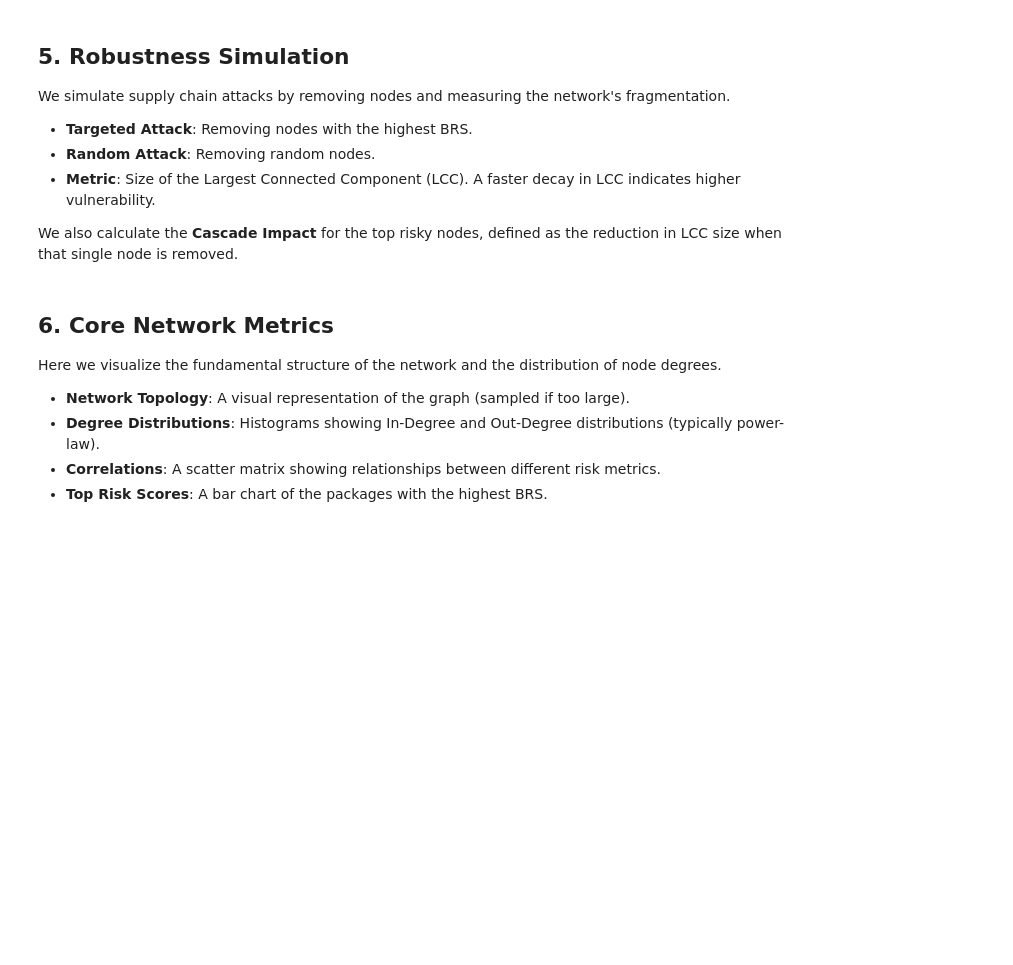
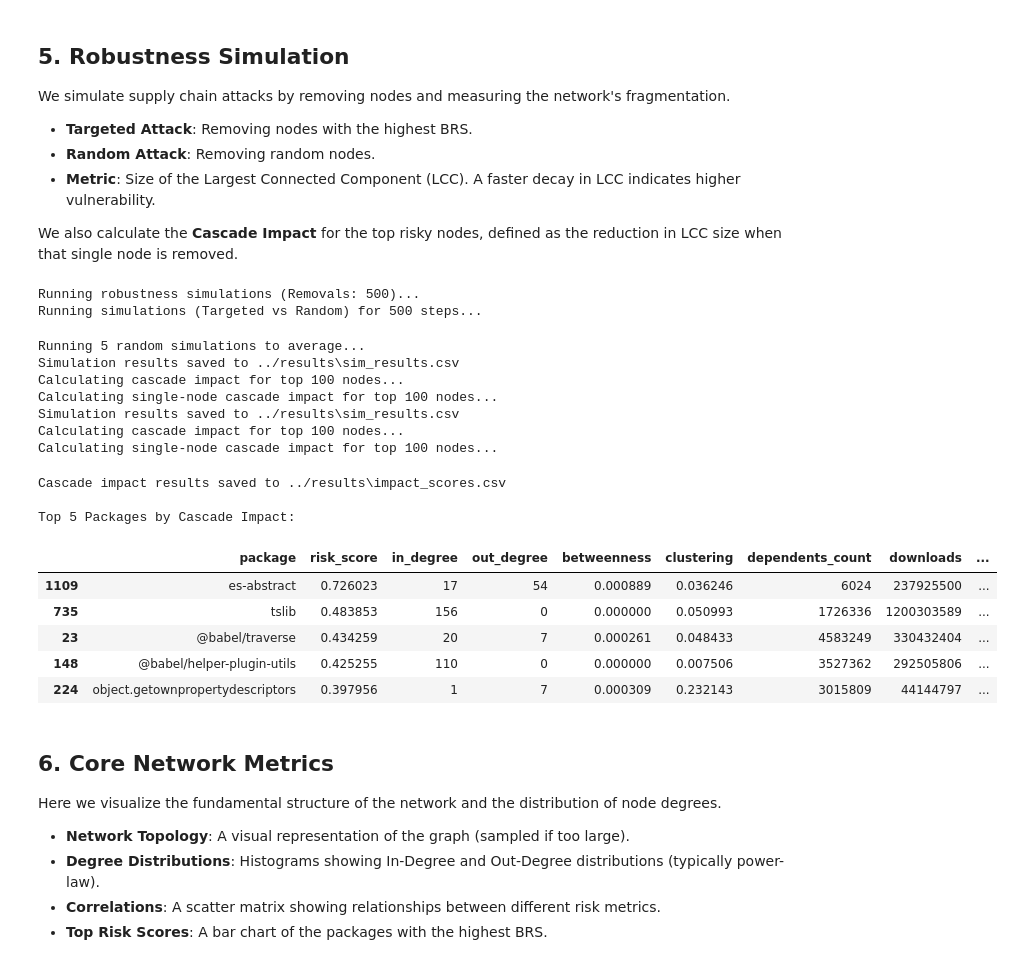
Before and after one commit to yusufarbc/npm-supply-chain-network-analysis, a Jupyter notebook: analysis/analysis.ipynb, the cells around one changed output. Drawn from its saved outputs; the diff is of its cells as text; code cells hidden in the pictures; blank space fills up the shorter version.

```diff
--- a/analysis/analysis.ipynb
+++ b/analysis/analysis.ipynb
@@ -118,15 +252,60 @@ We simulate supply chain attacks by removing nodes and measuring the network's f
 
 We also calculate the **Cascade Impact** for the top risky nodes, defined as the reduction in LCC size when that single node is removed.
 # %%
-# Run Simulations
-print("Running robustness simulations...")
-sim_results = simulate_attacks(G, risk_df, num_removals=50)
+# Run Simulations or Load from Disk
+sim_results_file = os.path.join(OUTPUT_DIR, "sim_results.csv")
+impact_results_file = os.path.join(OUTPUT_DIR, "impact_scores.csv")
 
-# Calculate Cascade Impact
-print("Calculating cascade impact for top nodes...")
-impact_df = calculate_single_node_impact(G, risk_df, sample_size=100)
-print("Top 5 Packages by Cascade Impact:")
-display(impact_df.head(5))
+# --- 1. Robustness Simulation ---
+if os.path.exists(sim_results_file) and not FORCE_RERUN:
+    print(f"Loading simulation results from {sim_results_file}...")
+    sim_results = pd.read_csv(sim_results_file)
+else:
+    print(f"Running robustness simulations (Removals: {SIMULATION_REMOVALS})...")
+    if 'G' not in locals() or 'risk_df' not in locals():
+        raise RuntimeError("G or risk_df missing. Cannot run simulation.")
+
+    sim_results = simulate_attacks(G, risk_df, num_removals=SIMULATION_REMOVALS)
+    sim_results.to_csv(sim_results_file, index=False)
+    print(f"Simulation results saved to {sim_results_file}")
+
+# --- 2. Cascade Impact Analysis ---
+if os.path.exists(impact_results_file) and not FORCE_RERUN:
+    print(f"Loading cascade impact results from {impact_results_file}...")
+    impact_df = pd.read_csv(impact_results_file)
+else:
+    print(f"Calculating cascade impact for top {IMPACT_SAMPLE_SIZE} nodes...")
+    if 'G' not in locals() or 'risk_df' not in locals():
+        raise RuntimeError("G or risk_df missing. Cannot calculate impact.")
+
+    impact_df = calculate_single_node_impact(G, risk_df, sample_size=IMPACT_SAMPLE_SIZE)
+    impact_df.to_csv(impact_results_file, index=False)
+    print(f"Cascade impact results saved to {impact_results_file}")
+
+print("\nTop 5 Packages by Cascade Impact:")
+if impact_df is not None and not impact_df.empty:
+    display(impact_df.head(5))
+else:
+    print("No impact data available.")
+# %% [output]
+Running robustness simulations (Removals: 500)...
+Running simulations (Targeted vs Random) for 500 steps...
+Running 5 random simulations to average...
+Simulation results saved to ../results\sim_results.csv
+Calculating cascade impact for top 100 nodes...
+Calculating single-node cascade impact for top 100 nodes...
+Simulation results saved to ../results\sim_results.csv
+Calculating cascade impact for top 100 nodes...
+Calculating single-node cascade impact for top 100 nodes...
+Cascade impact results saved to ../results\impact_scores.csv
+
+Top 5 Packages by Cascade Impact:
+|  | package | risk_score | in_degree | out_degree | betweenness | clustering | dependents_count | downloads | ... |
+| 1109 | es-abstract | 0.726023 | 17 | 54 | 0.000889 | 0.036246 | 6024 | 237925500 | ... |
+| 735 | tslib | 0.483853 | 156 | 0 | 0.000000 | 0.050993 | 1726336 | 1200303589 | ... |
+| 23 | @babel/traverse | 0.434259 | 20 | 7 | 0.000261 | 0.048433 | 4583249 | 330432404 | ... |
+| 148 | @babel/helper-plugin-utils | 0.425255 | 110 | 0 | 0.000000 | 0.007506 | 3527362 | 292505806 | ... |
+| 224 | object.getownpropertydescriptors | 0.397956 | 1 | 7 | 0.000309 | 0.232143 | 3015809 | 44144797 | ... |
 # %% [markdown]
 ## 6. Core Network Metrics
 Here we visualize the fundamental structure of the network and the distribution of node degrees.
```
Also changed, not shown: parts of 10 cells of this notebook, 12 other files.
